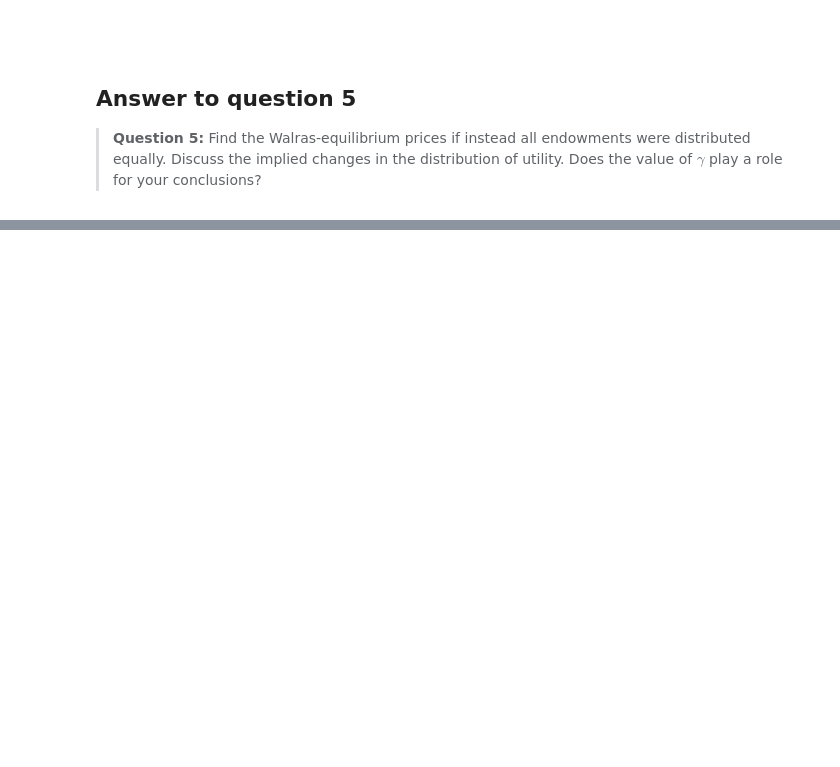
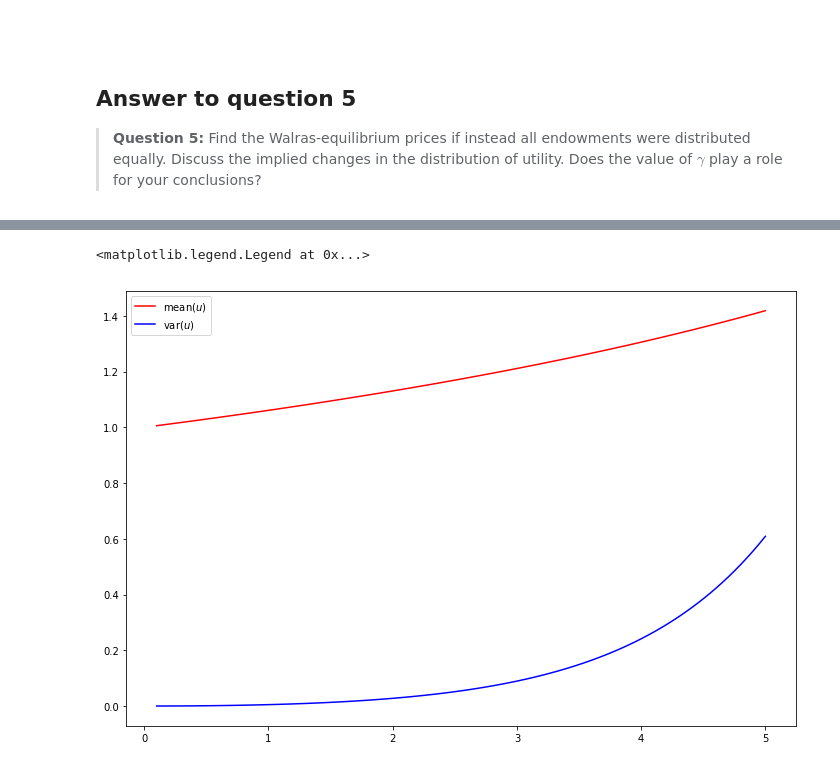
Before and after one commit to NumEconCopenhagen/projects-2019-remove-argv-0, a Jupyter notebook: examproject/exam_2019_kristian.ipynb, the cells around one changed output, grey strips where cells are left out. Cells and saved outputs as stored; diff of their text form; code cells hidden in the pictures; blank space fills up the shorter version.

```diff
--- a/examproject/exam_2019_kristian.ipynb
+++ b/examproject/exam_2019_kristian.ipynb
@@ -999,0 +1100,19 @@ plt.show()
+# %%
+g_space = np.linspace(0.1, 5, 100)
+mean_util_of_g = list()
+var_util_of_g = list()
+
+for g in g_space:
+    util = u([p[0], p[1], 1], [e1_uni,e2_uni,e3_uni], betas, gamma = g)
+
+    mean_util_of_g.append(np.mean(util))
+    var_util_of_g.append(np.var(util))
+# %%
+fig, ax = plt.subplots(figsize = (12,8))
+
+ax.plot(g_space, mean_util_of_g, color = 'red', label = 'mean($u$)')
+ax.plot(g_space, var_util_of_g, color = 'blue', label = 'var($u$)')
+ax.legend()
+# %% [output]
+<matplotlib.legend.Legend at 0x...>
+[figure, added]
```
Also changed, not shown: parts of 13 cells of this notebook, 1 other file.
